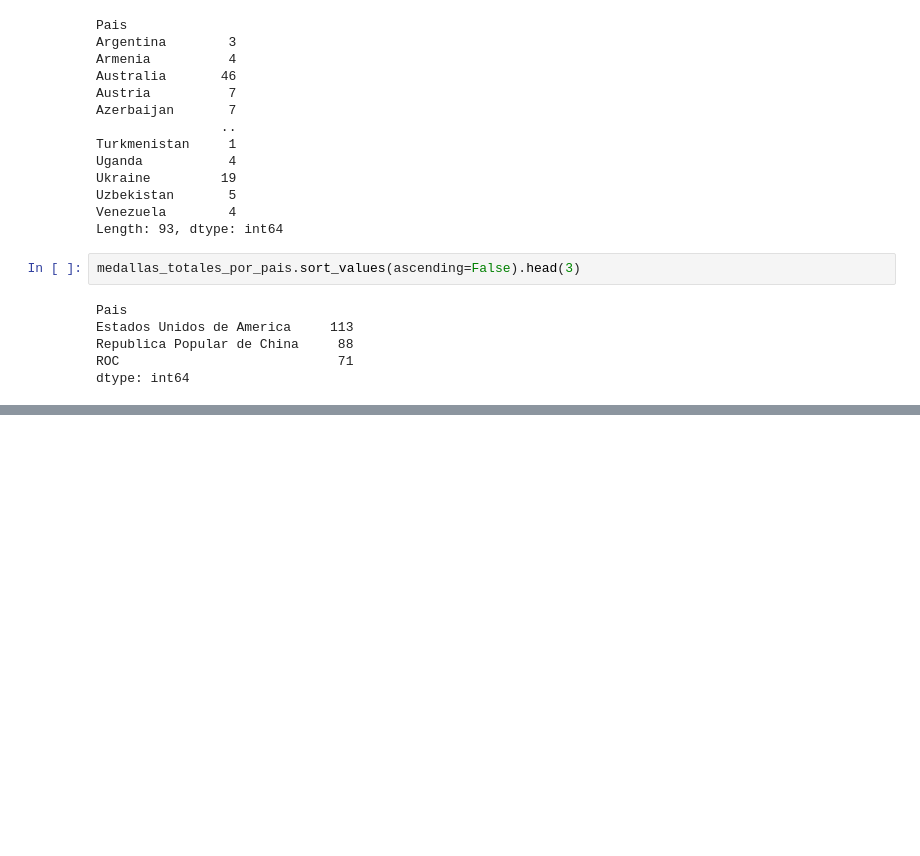
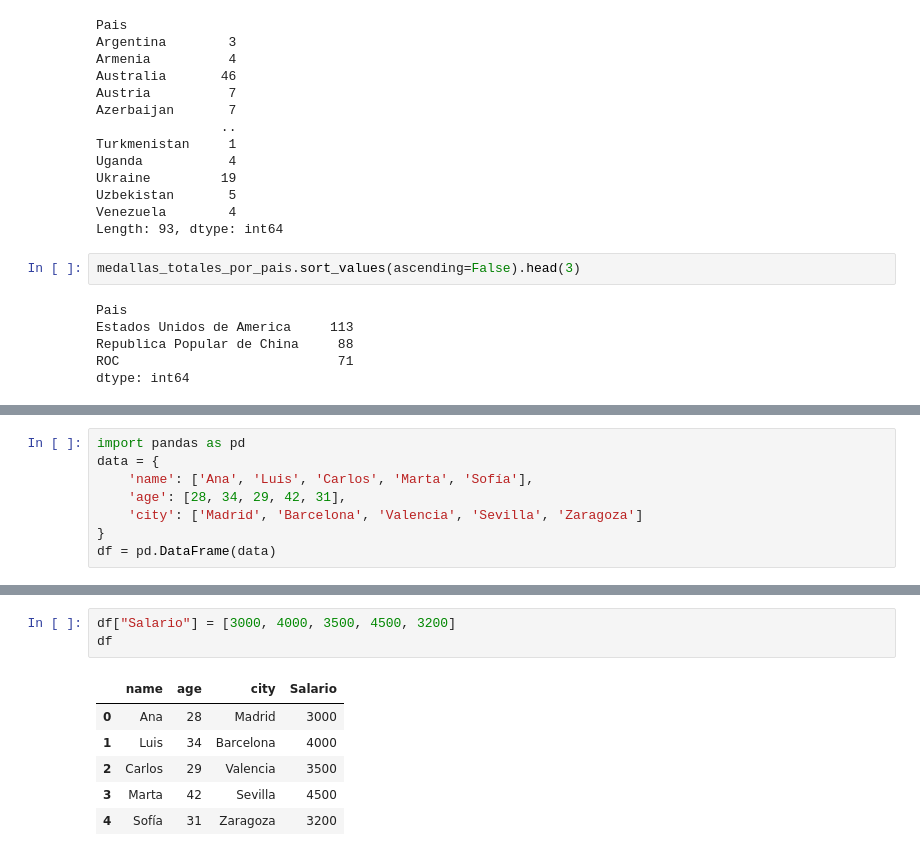
Before and after one commit to Bernardo-Mata/python-data-science, a Jupyter notebook: pandas.ipynb, the cells around one changed output, grey strips where cells are left out. Cells and saved outputs as stored; diff of their text form; blank space fills up the shorter version.

Commit message:
pandas 1.1

```diff
--- a/pandas.ipynb
+++ b/pandas.ipynb
@@ -726,0 +729,8 @@ dtype: int64
+# %%
+import pandas as pd
+data = {
+    'name': ['Ana', 'Luis', 'Carlos', 'Marta', 'Sofía'],
+    'age': [28, 34, 29, 42, 31],
+    'city': ['Madrid', 'Barcelona', 'Valencia', 'Sevilla', 'Zaragoza']
+}
+df = pd.DataFrame(data)
@@ -726,0 +746,10 @@ dtype: int64
+# %%
+df["Salario"] = [3000, 4000, 3500, 4500, 3200]
+df
+# %% [output]
+|  | name | age | city | Salario |
+| 0 | Ana | 28 | Madrid | 3000 |
+| 1 | Luis | 34 | Barcelona | 4000 |
+| 2 | Carlos | 29 | Valencia | 3500 |
+| 3 | Marta | 42 | Sevilla | 4500 |
+| 4 | Sofía | 31 | Zaragoza | 3200 |
```
Also changed, not shown: parts of 20 cells of this notebook.
